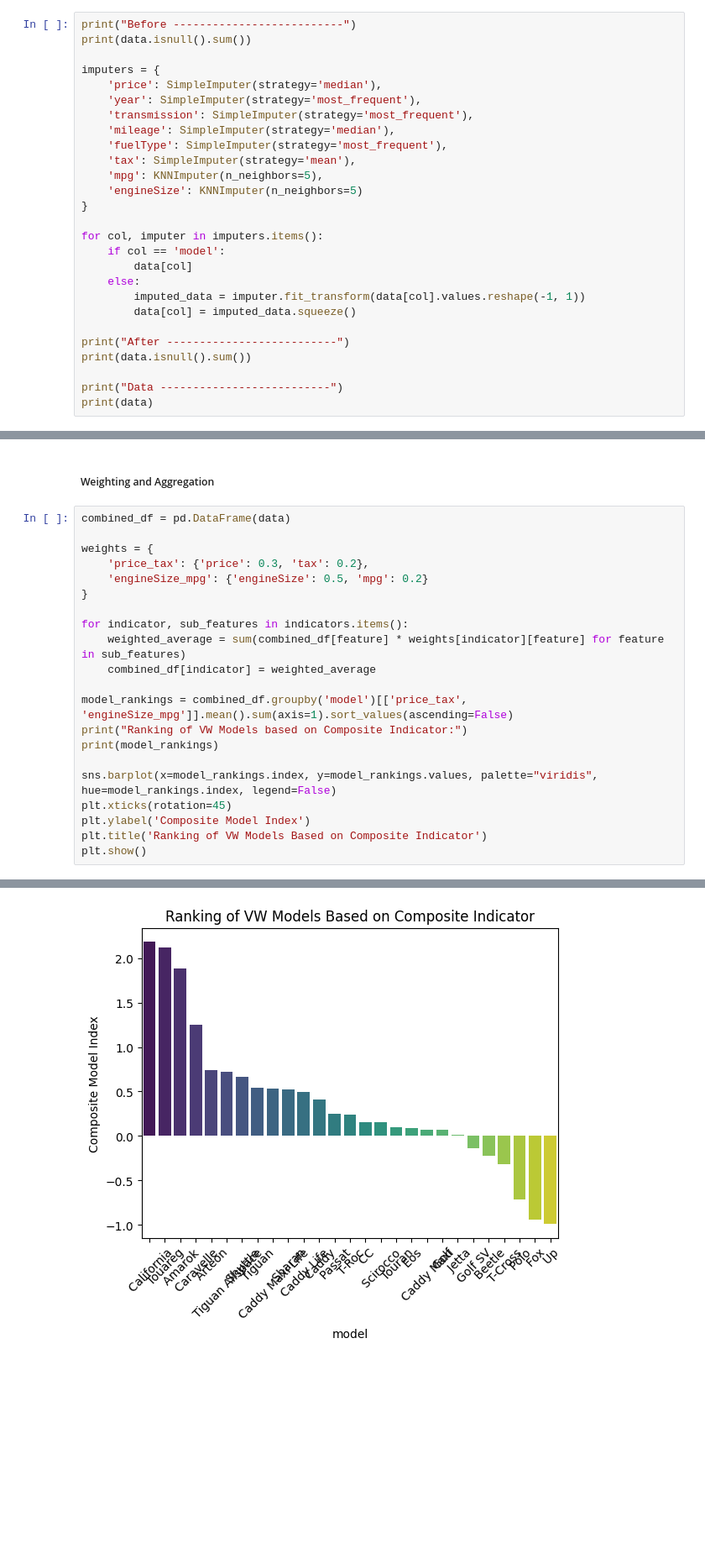
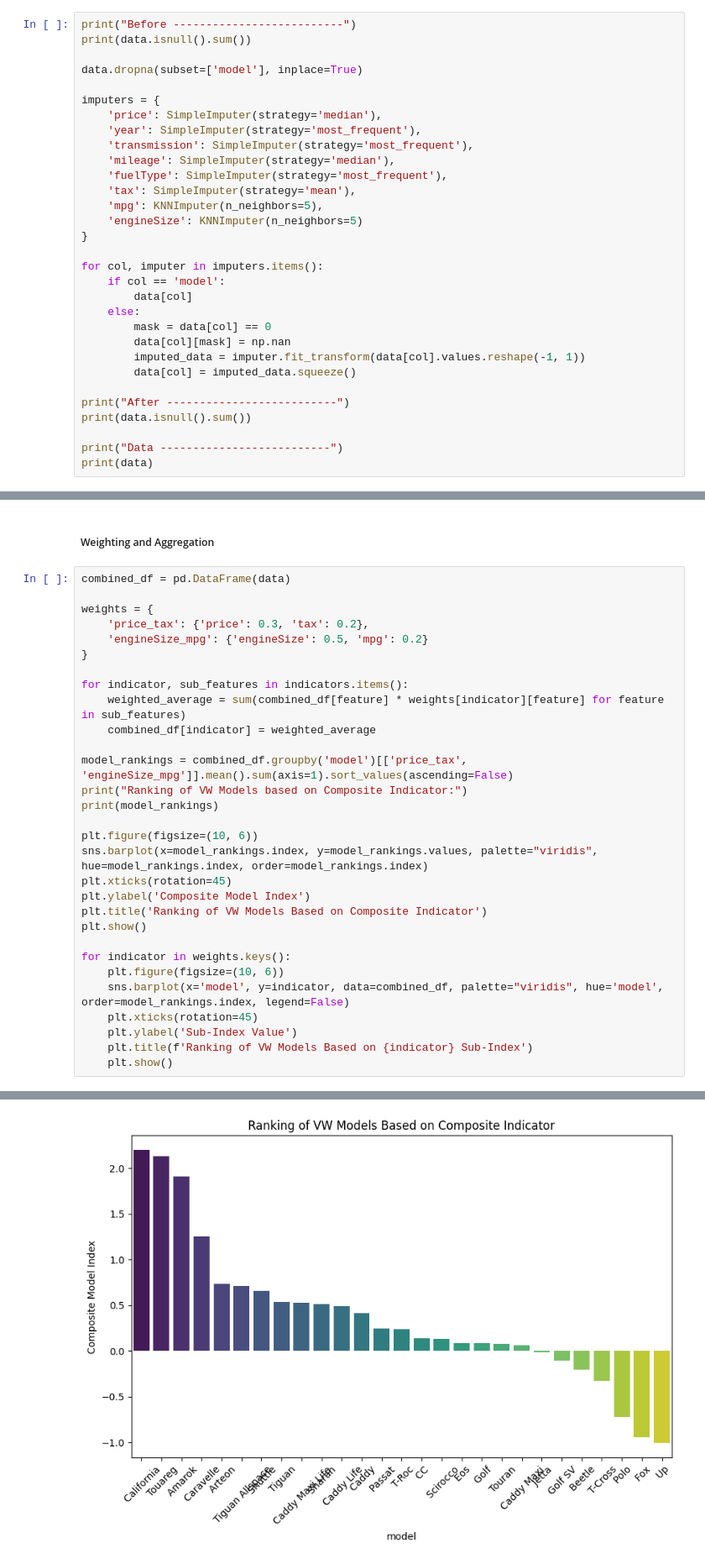
Before and after one commit to DavidCampion/DAV-CA1, a Jupyter notebook: project.ipynb, the cells around one changed output, grey strips where cells are left out. Shown at 84% size. Saved outputs shown, nothing was run; the diff lists cells and outputs as text; blank space fills up the shorter version.

Commit message:
🎨Updated Data Cleaning 🎨Added More Visuals for Composite Indicator

```diff
--- a/project.ipynb
+++ b/project.ipynb
@@ -47,6 +48,8 @@ If your data is not complete you will need to infer values to complete the datas
 # %%
 print("Before --------------------------")
 print(data.isnull().sum())
+
+data.dropna(subset=['model'], inplace=True)
 
 imputers = {
     'price': SimpleImputer(strategy='median'),
@@ -63,6 +66,8 @@ for col, imputer in imputers.items():
     if col == 'model':
         data[col]
     else:
+        mask = data[col] == 0
+        data[col][mask] = np.nan
         imputed_data = imputer.fit_transform(data[col].values.reshape(-1, 1))
         data[col] = imputed_data.squeeze()
 
@@ -337,11 +357,20 @@ model_rankings = combined_df.groupby('model')[['price_tax', 'engineSize_mpg']].m
 print("Ranking of VW Models based on Composite Indicator:")
 print(model_rankings)
 
-sns.barplot(x=model_rankings.index, y=model_rankings.values, palette="viridis", hue=model_rankings.index, legend=False)
+plt.figure(figsize=(10, 6))
+sns.barplot(x=model_rankings.index, y=model_rankings.values, palette="viridis", hue=model_rankings.index, order=model_rankings.index)
 plt.xticks(rotation=45)
 plt.ylabel('Composite Model Index')
 plt.title('Ranking of VW Models Based on Composite Indicator')
 plt.show()
+
+for indicator in weights.keys():
+    plt.figure(figsize=(10, 6))
+    sns.barplot(x='model', y=indicator, data=combined_df, palette="viridis", hue='model', order=model_rankings.index, legend=False)
+    plt.xticks(rotation=45)
+    plt.ylabel('Sub-Index Value')
+    plt.title(f'Ranking of VW Models Based on {indicator} Sub-Index')
+    plt.show()
 # %% [output]
 Ranking of VW Models based on Composite Indicator:
 model
@@ -362,2 +391,2 @@ model
 dtype: float64
-[figure, old version]
+[figure, new version]
```
Also changed, not shown: parts of 7 cells of this notebook.
